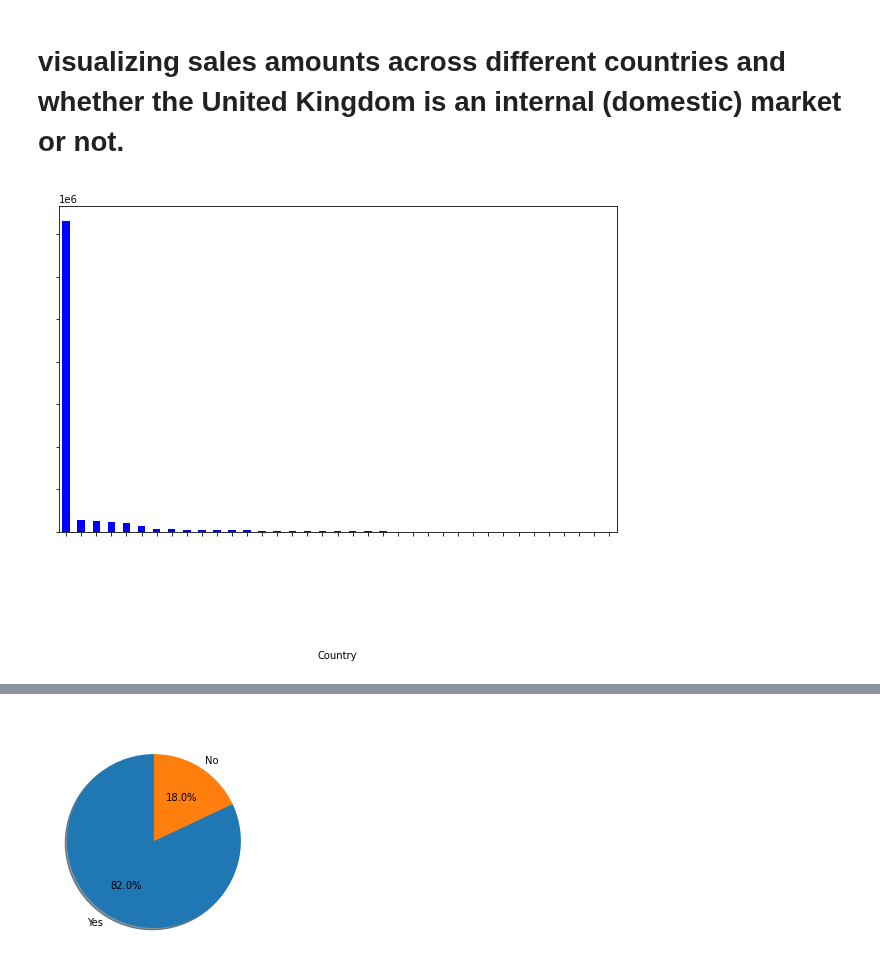
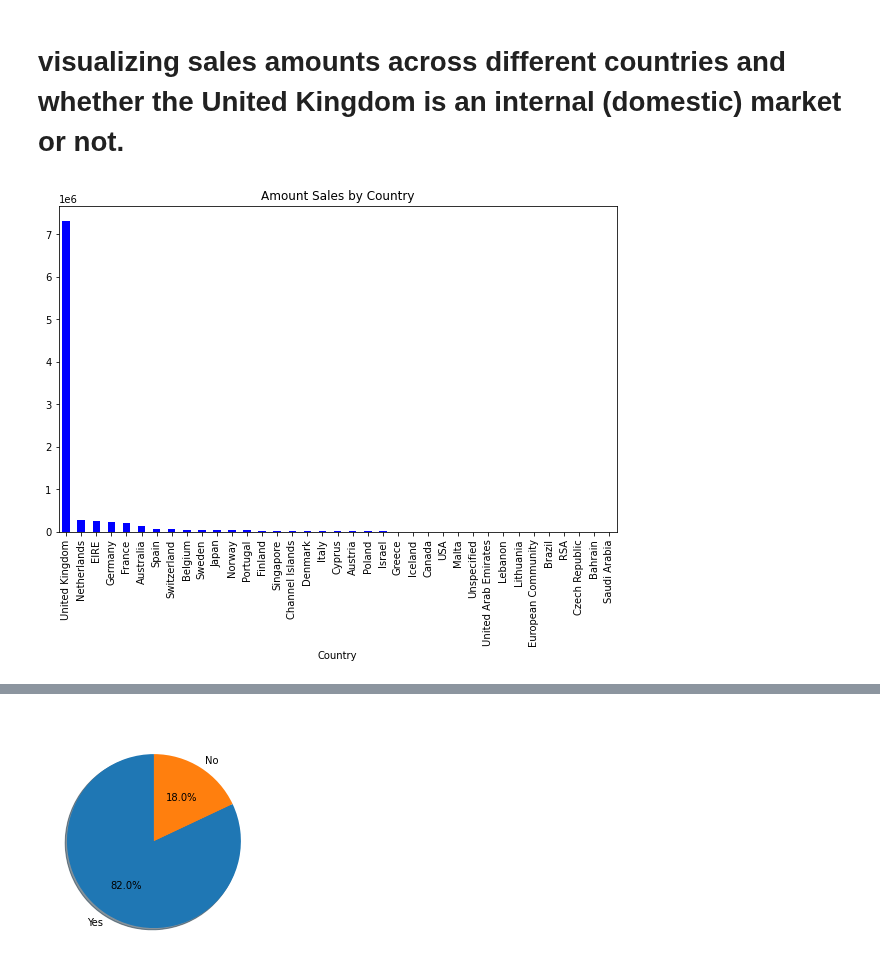
Before and after one commit to Dibieoluchi/Customer-Segmentation-Market-Basket-Analysis-SWOT-Insights, a Jupyter notebook: exploratory data analysis.ipynb, the cells around one changed output, grey strips where cells are left out. Cells and saved outputs as stored; diff of their text form; code cells hidden in the pictures.

```diff
--- a/exploratory data analysis.ipynb
+++ b/exploratory data analysis.ipynb
@@ -408,16 +399,14 @@ memory usage: 33.8+ MB
 # %%
 fig = plt.figure(figsize=(10, 6))
 plt.grid(True)
-plt.xticks(color='white')
-plt.yticks(color='white')
-plt.title('Amount sales by country', color ='white')
+plt.title('Amount sales by country')
 # Grouping and Plotting
 g = data_clean.groupby(["Country"]).amount.sum().sort_values(ascending=False).plot(kind='bar', title='Amount Sales by Country', color ='blue')
 
 # Adding a New Column
 data_clean['Internal'] = data_clean.Country.apply(lambda x: 'Yes' if x=='United Kingdom' else 'No')
 # %% [output]
-[figure, old version]
+[figure, new version]
 # %%
 data_clean.head()
 # %% [output]
```
Also changed, not shown: parts of 14 cells of this notebook.
